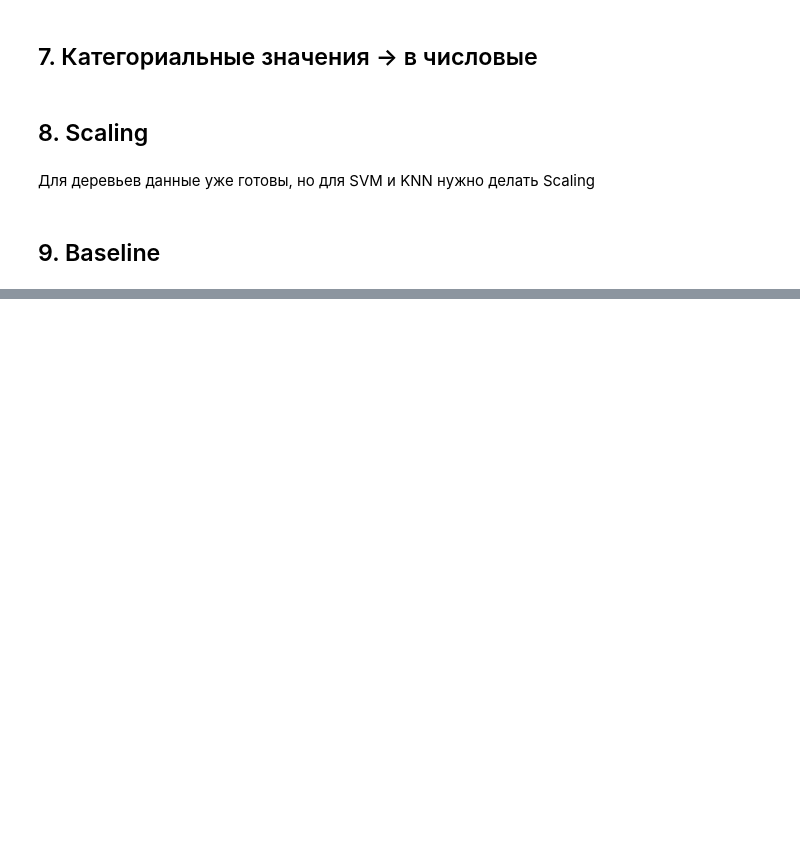
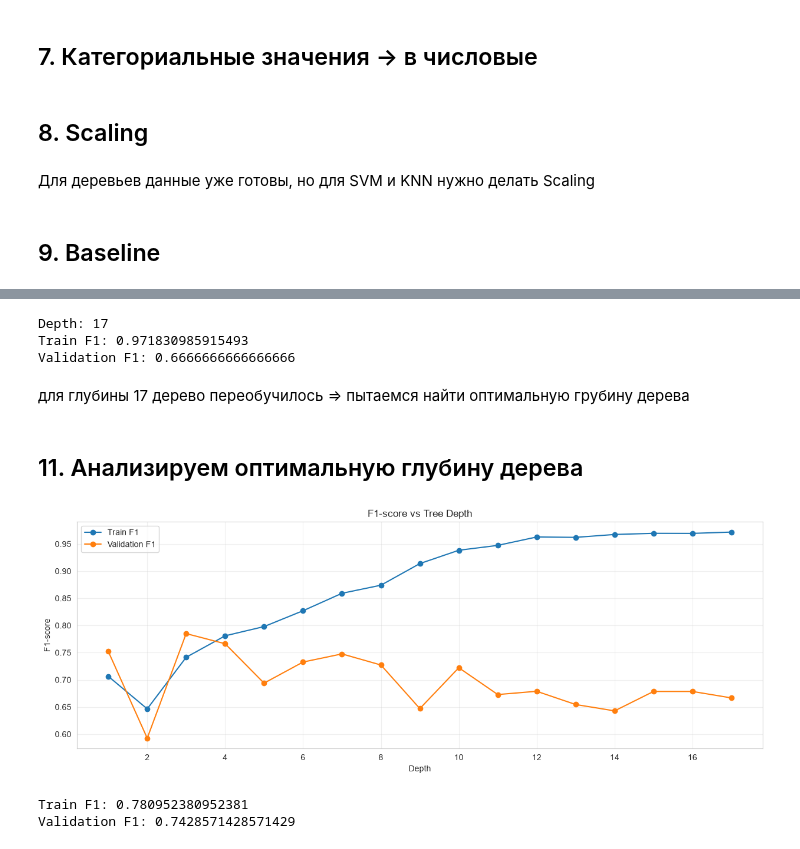
Before and after one commit to ArtYou23/ml_course_mai, a Jupyter notebook: classification/titanic.ipynb, the cells around one changed output, grey strips where cells are left out. Saved outputs shown, nothing was run; the diff lists cells and outputs as text; code cells hidden in the pictures; blank space fills up the shorter version.

```diff
--- a/classification/titanic.ipynb
+++ b/classification/titanic.ipynb
@@ -189,0 +206,72 @@ baseline_pred = baseline.predict(X_val_p)
+# %%
+from sklearn.tree import DecisionTreeClassifier
+
+tree = DecisionTreeClassifier(random_state=23)
+
+tree.fit(X_train_p, y_train)
+
+train_pred = tree.predict(X_train_p)
+val_pred = tree.predict(X_val_p)
+
+print("Depth:", tree.get_depth())
+print("Train F1:", f1_score(y_train, train_pred))
+print("Validation F1:", f1_score(y_val, val_pred))
+# %% [output]
+Depth: 17
+Train F1: 0.971830985915493
+Validation F1: 0.6666666666666666
+# %% [markdown]
+для глубины 17 дерево переобучилось => пытаемся найти оптимальную грубину дерева
+# %% [markdown]
+## 11. Анализируем оптимальную глубину дерева
+# %%
+depths = range(1, tree.get_depth() + 1)
+
+train_scores = []
+val_scores = []
+
+for depth in depths:
+    model = DecisionTreeClassifier(
+        max_depth=depth,
+        random_state=23
+    )
+
+    model.fit(X_train_p, y_train)
+
+    train_scores.append(
+        f1_score(y_train, model.predict(X_train_p))
+    )
+
+    val_scores.append(
+        f1_score(y_val, model.predict(X_val_p))
+    )
+
+plt.figure(figsize=(15, 5))
+
+plt.plot(depths, train_scores, marker="o", label="Train F1")
+plt.plot(depths, val_scores, marker="o", label="Validation F1")
+
+plt.xlabel("Depth")
+plt.ylabel("F1-score")
+plt.title("F1-score vs Tree Depth")
+
+plt.legend()
+plt.grid(alpha=0.3)
+plt.show()
+# %% [output]
+[figure, added]
+# %%
+tree = DecisionTreeClassifier(
+    max_depth=4,
+    random_state=42
+)
+
+tree.fit(X_train_p, y_train)
+
+tree_pred = tree.predict(X_val_p)
+
+print("Train F1:", f1_score(y_train, tree.predict(X_train_p)))
+print("Validation F1:", f1_score(y_val, tree_pred))
+# %% [output]
+Train F1: 0.780952380952381
+Validation F1: 0.7428571428571429
```
Also changed, not shown: parts of 4 cells of this notebook.
